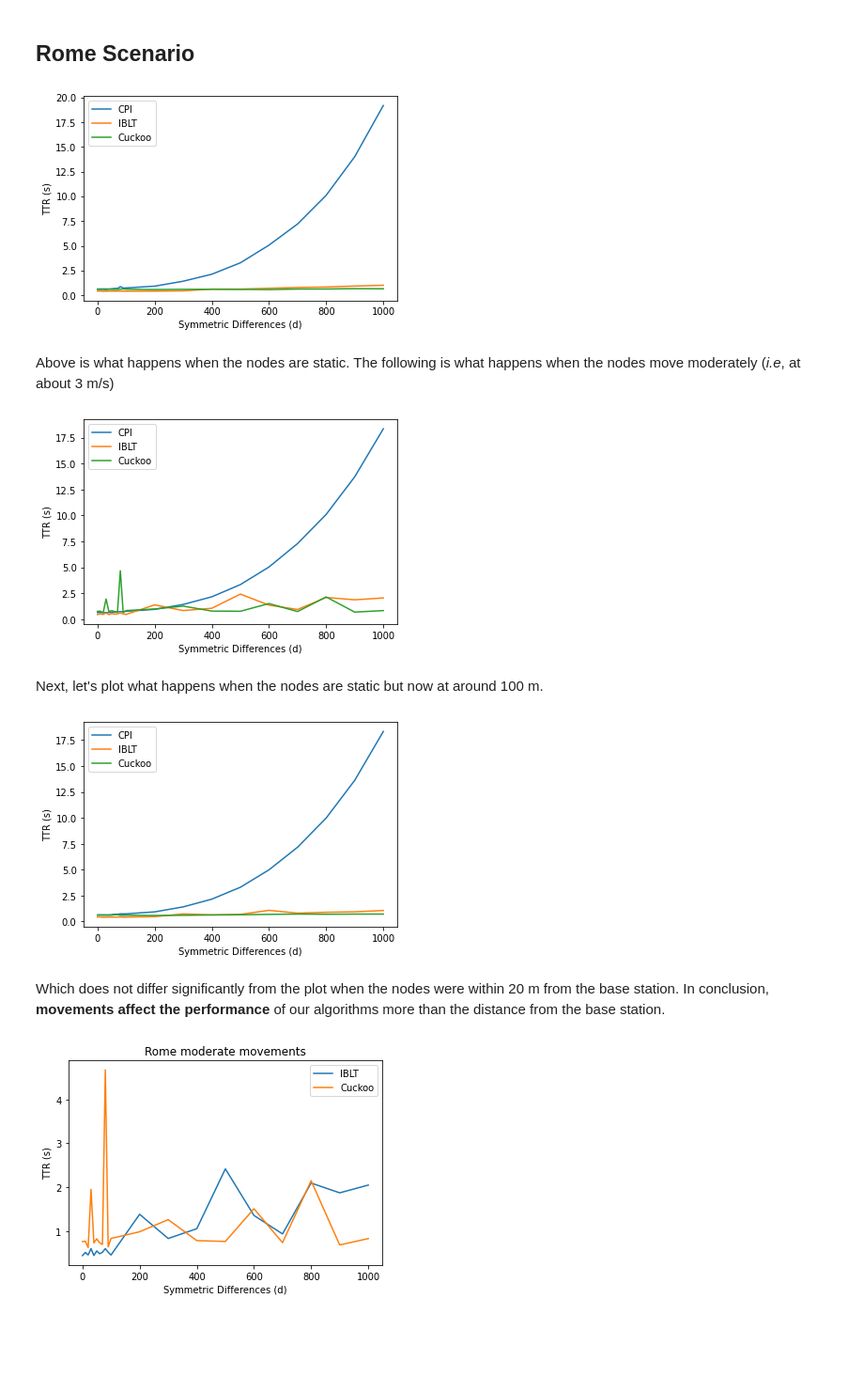
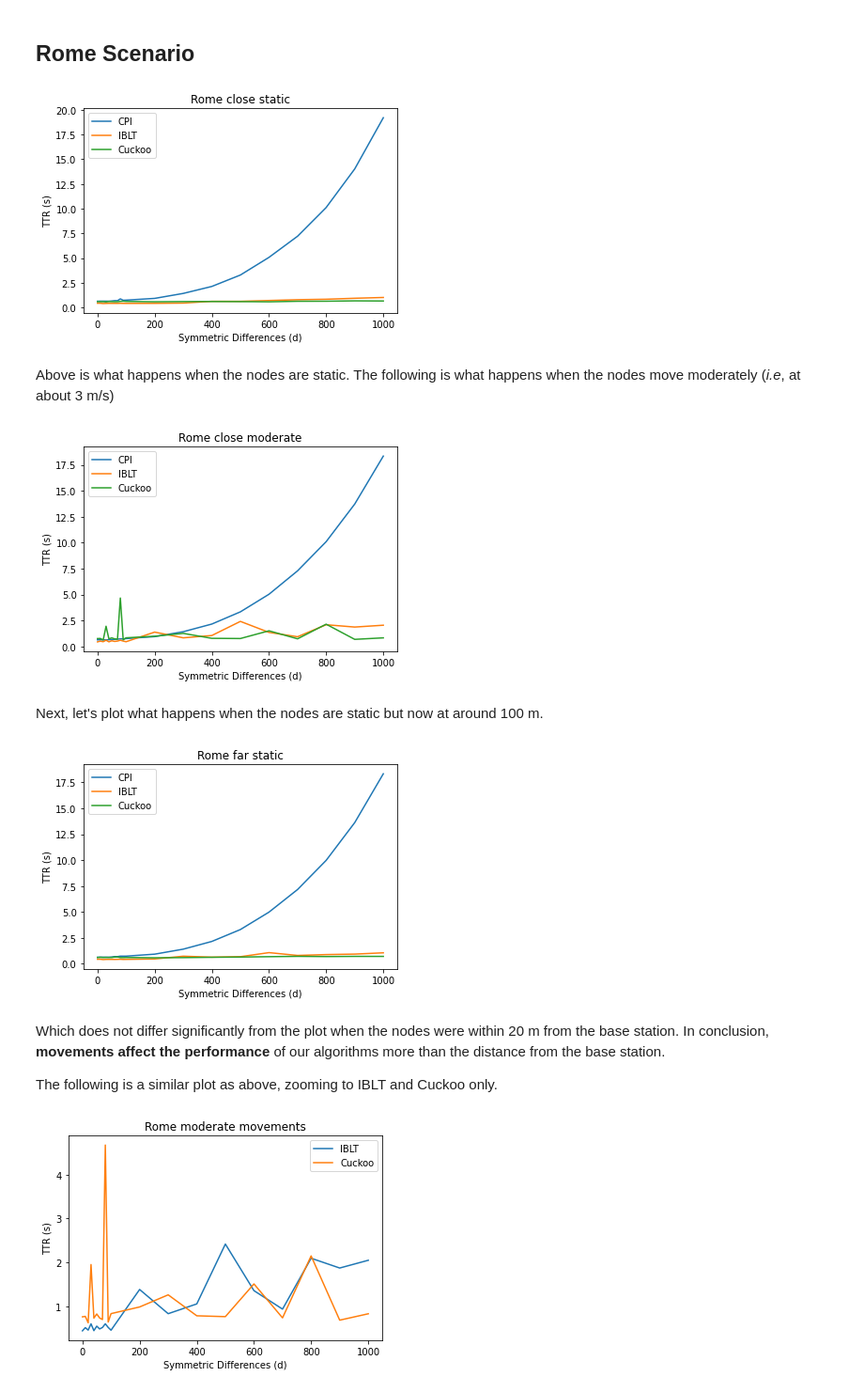
Before and after one commit to nislab/gensync, a Jupyter notebook: run/analysis.ipynb, the cells around one changed output. Shown: that part at 94% size. Drawn from its saved outputs; the diff is of its cells as text; code cells hidden in the pictures; blank space fills up the shorter version.

```diff
--- a/run/analysis.ipynb
+++ b/run/analysis.ipynb
@@ -419,15 +419,15 @@ def plot_ttr(data: List[pd.DataFrame], labels: List[str], axis=plt, title=None)
     if title:
         axis.title(title) if type(axis) == type(plt) else axis.set_title(title)
 # %%
-plot_ttr([CPI_1017, IBLT_1017, Cuckoo_1017], ['CPI', 'IBLT', 'Cuckoo'])
+plot_ttr([CPI_1017, IBLT_1017, Cuckoo_1017], ['CPI', 'IBLT', 'Cuckoo'], title='Rome close static')
 # %% [output]
-[figure, old version]
+[figure, new version]
 # %% [markdown]
 Above is what happens when the nodes are static. The following is what happens when the nodes move moderately (*i.e*, at about 3 m/s)
 # %%
-plot_ttr([CPI_1018, IBLT_1018, Cuckoo_1018], ['CPI', 'IBLT', 'Cuckoo'])
+plot_ttr([CPI_1018, IBLT_1018, Cuckoo_1018], ['CPI', 'IBLT', 'Cuckoo'], title='Rome close moderate')
 # %% [output]
-[figure, old version]
+[figure, new version]
 # %% [markdown]
 Next, let's plot what happens when the nodes are static but now at around 100 m.
 # %%
@@ -437,11 +437,13 @@ CPI_1019 = get_algo_data('CPI', d_1019)
 IBLT_1019 = get_algo_data('IBLT', d_1019)
 Cuckoo_1019 = get_algo_data('Cuckoo', d_1019)
 
-plot_ttr([CPI_1019, IBLT_1019, Cuckoo_1019], ['CPI', 'IBLT', 'Cuckoo'])
+plot_ttr([CPI_1019, IBLT_1019, Cuckoo_1019], ['CPI', 'IBLT', 'Cuckoo'], title='Rome far static')
 # %% [output]
-[figure, old version]
+[figure, new version]
 # %% [markdown]
 Which does not differ significantly from the plot when the nodes were within 20 m from the base station. In conclusion, **movements affect the performance** of our algorithms more than the distance from the base station.
+
+The following is a similar plot as above, zooming to IBLT and Cuckoo only.
 # %%
 plot_ttr([IBLT_1018, Cuckoo_1018], ['IBLT', 'Cuckoo'], title='Rome moderate movements')
 # %% [output]
```
Also changed, not shown: parts of 1 cell of this notebook.
